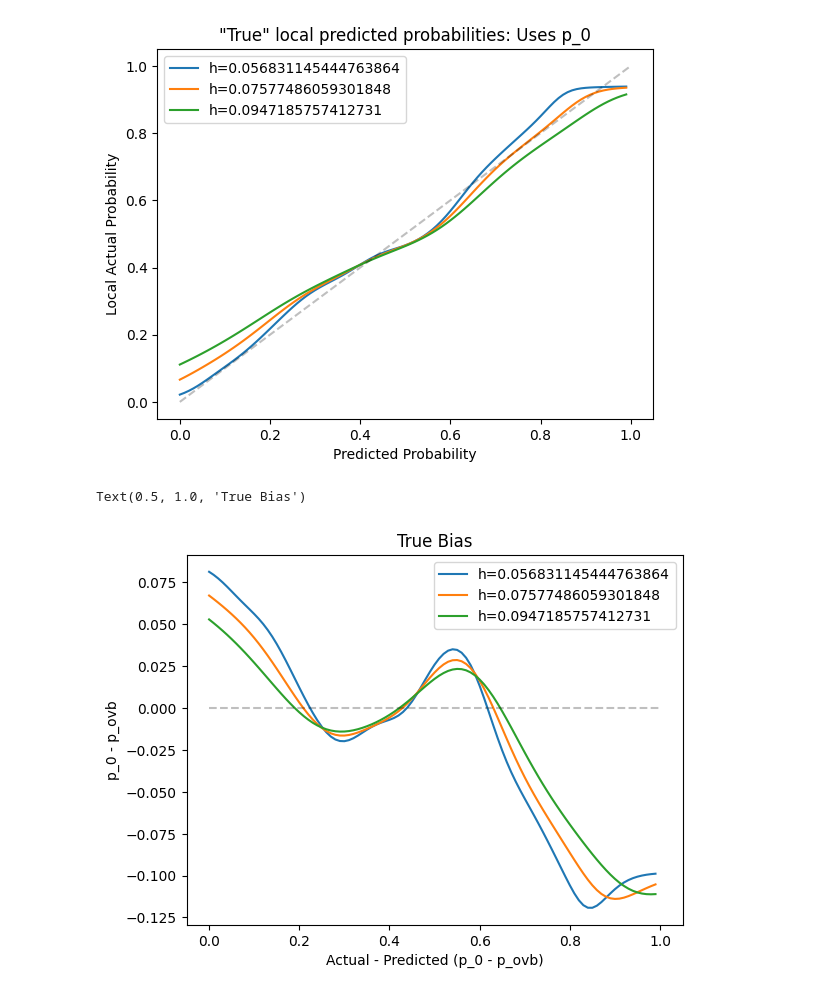
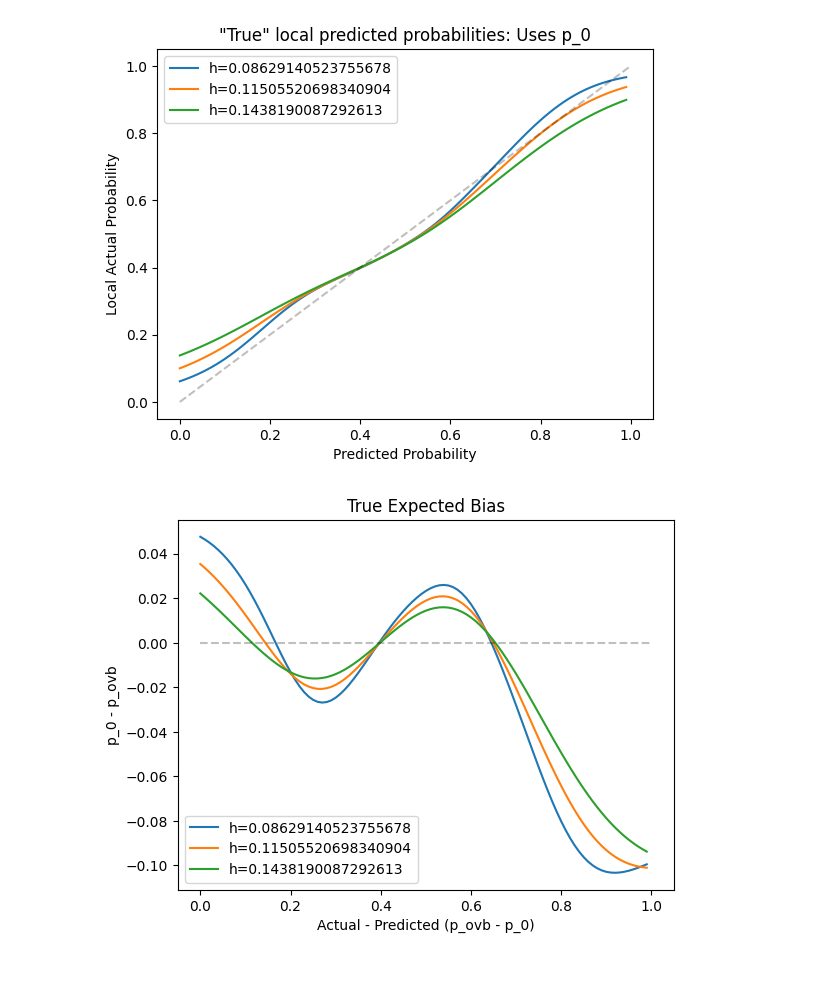
Before and after one commit to trobjohn/clbrn, a Jupyter notebook: _d.ipynb, the cells around one changed output. Saved outputs shown, nothing was run; the diff lists cells and outputs as text; code cells hidden in the pictures.

Commit message:
Fix random seed issues

```diff
--- a/_d.ipynb
+++ b/_d.ipynb
@@ -36,20 +36,20 @@ def logistic_reg(X,d,max_itr=1000):
     print(f"Final error for iteration {itr} is {err}")
     return beta
 # %%
-np.random.seed(100)
-rng = np.random.default_rng()
+#rng = np.random.default_rng()
+#np.random.seed(100)
+rng = np.random.default_rng(100)
 
 L = 3
 N = 10000
 
 ## Generate a VCV matrix:
 scale = - np.log(1-np.random.rand())/.5
-temp = (np.random.uniform(low=-1,high=1,size=L*L)).reshape(L,L)
+temp = (rng.uniform(low=-1,high=1,size=L*L)).reshape(L,L)
 R = temp*scale
 Sigma = R @ R.T # Cholesky
 
 print(Sigma)
-
 
 ## Correlated covariates:
 x_means = np.array([0,0,0])
@@ -260,31 +260,31 @@ plt.xlabel('Predicted Probability')
 plt.ylabel('Local Actual Probability')
 plt.title('"True" local predicted probabilities: Uses p_0')
 plt.plot((0,1),(0,1),'k--',alpha=.25)
-plt2 = plt.show()
+plt.savefig('true_prob.png')
 plt.show()
 # %% [output]
-[figure, old version]
+[figure, new version]
 # %%
 
 for h in h_grid:
     gamma = []
     f_hat = []
     for x in x_grid:
         #p_hat = p_ovb[i]
         kernel = np.exp( -( (x-p_ovb)/h )**2 ) / (h * np.sqrt(2*np.pi) )
         den = np.sum( kernel )/len(d)
         num = np.sum( (p_ovb-p_0)*kernel )/len(d)
         f_hat.append(den)
         gamma.append( num/den )
     sns.lineplot(x=x_grid,y=gamma, label = 'h='+str(h))
 plt.plot((0,1),(0,0),'k--',alpha=.25)
-plt.xlabel('Actual - Predicted (p_0 - p_ovb)')
+plt.xlabel('Actual - Predicted (p_ovb - p_0)')
 plt.ylabel('p_0 - p_ovb')
-plt.title('True Bias')
+plt.title('True Expected Bias')
+plt.savefig('true_bias.png')
 #plt.show()
 # %% [output]
-Text(0.5, 1.0, 'True Bias')
-[figure, old version]
+[figure, new version]
 # %%
 
 for h in h_grid:
```
Also changed, not shown: parts of 9 cells of this notebook, 7 other files.
